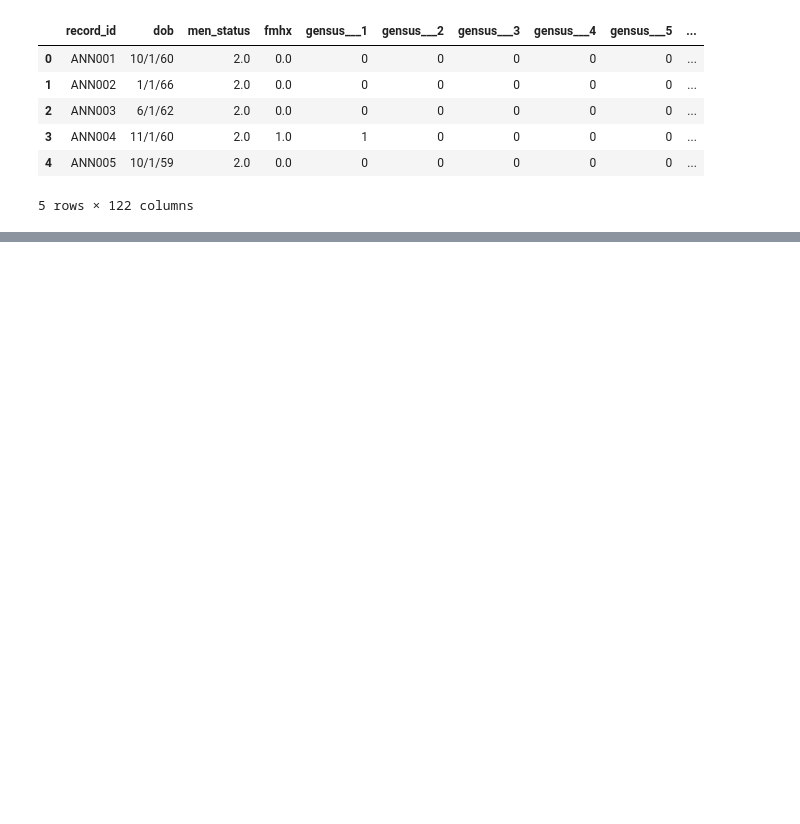
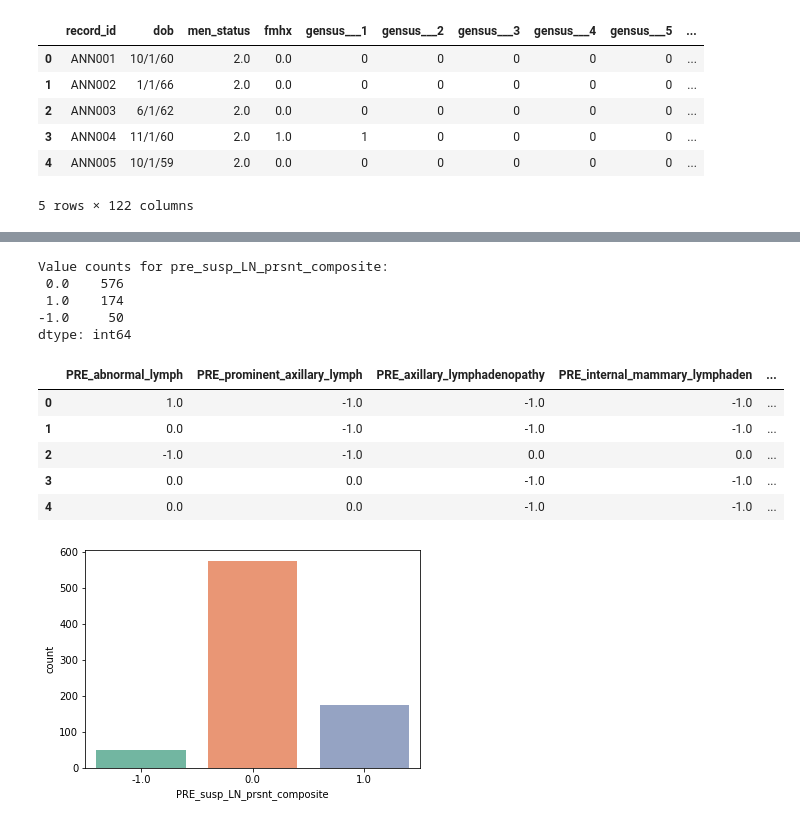
Before and after one commit to chen-yifu/Radiotherapy-Prediction, a Jupyter notebook: notebooks/RTx Data Exploration.ipynb, the cells around one changed output, grey strips where cells are left out. Cells and saved outputs as stored; diff of their text form; code cells hidden in the pictures; blank space fills up the shorter version.

```diff
--- a/notebooks/RTx Data Exploration.ipynb
+++ b/notebooks/RTx Data Exploration.ipynb
@@ -95,3 +231,32 @@ dictionary.head(10)
+# %%
+### Construct composite columns and insert to dataframe ###
+
+# Construct composite features for PRE Lymph Node Abnormality Presence
+# Replace 3 (not mentioned) and 2 (No) with 0 (negative) for the pre_susp_LN_prsnt_composite columns
+for col in susp_LN_present_composite_cols:
+    df[col] = df[col].replace(3, 0).replace(2, 0)
+susp_LN_present_composite = df[susp_LN_present_composite_cols].max(axis=1, numeric_only=True)
+# Add the composite feature to the dataframe, insert at the first position of source cols
+idx = df.columns.get_loc(susp_LN_present_composite_cols[0])
+# Insert if it doesn't exist
+if "PRE_susp_LN_prsnt_composite" not in df.columns:
+    df.insert(idx, "PRE_susp_LN_prsnt_composite", susp_LN_present_composite)
+
+# Construct composite features for PRE Lymph Node Abnormality Size
+susp_LN_max_size_composite = df[susp_LN_max_size_composite_cols].max(axis=1, numeric_only=True)
+# Add the composite feature to the dataframe, insert at the first position of source cols
+idx = df.columns.get_loc(susp_LN_max_size_composite_cols[0])
+# Insert if it doesn't exist
+if "PRE_susp_LN_max_size_composite" not in df.columns:
+    df.insert(idx, "PRE_susp_LN_max_size_composite", susp_LN_max_size_composite)
+
+# Construct composite features for PRE Tumor Size
+pre_tumor_max_size_composite = df[pre_tumor_max_size_composite_cols].max(axis=1, numeric_only=True)
+# Add the composite feature to the dataframe, insert at the first position of source cols
+idx = df.columns.get_loc(pre_tumor_max_size_composite_cols[0])
+# Insert if it doesn't exist
+if "PRE_tumor_max_size_composite" not in df.columns:
+    df.insert(idx, "PRE_tumor_max_size_composite", pre_tumor_max_size_composite)
 # %%
 # A Helper function to save the plot to a file
 def save_plot(plot_name):
@@ -137 +276,25 @@ dtype: int64
+# %%
+
+section, dtype, label, options, options_str = read_col_attributes("PRE_susp_LN_prsnt_composite")
+# Check results
+print("Value counts for pre_susp_LN_prsnt_composite:")
+print(susp_LN_present_composite.value_counts())
+# Make the x-tick label correspond to option label
+x_tick_labels = [f"{k} ({v})" for k, v in options.items()]
+# Plot the distribution of the pre_susp_LN_prsnt_composite
+sns.countplot(x="PRE_susp_LN_prsnt_composite", data=df, palette="Set2")
+pd.concat([df[susp_LN_present_composite_cols], susp_LN_present_composite], axis=1).head()
+# %% [output]
+Value counts for pre_susp_LN_prsnt_composite:
+ 0.0    576
+ 1.0    174
+-1.0     50
+dtype: int64
+|  | PRE_abnormal_lymph | PRE_prominent_axillary_lymph | PRE_axillary_lymphadenopathy | PRE_internal_mammary_lymphaden | ... |
+| 0 | 1.0 | -1.0 | -1.0 | -1.0 | ... |
+| 1 | 0.0 | -1.0 | -1.0 | -1.0 | ... |
+| 2 | -1.0 | -1.0 | 0.0 | 0.0 | ... |
+| 3 | 0.0 | 0.0 | -1.0 | -1.0 | ... |
+| 4 | 0.0 | 0.0 | -1.0 | -1.0 | ... |
+[figure, added]
 # %%
```
Also changed, not shown: parts of 14 cells of this notebook, 3 other files.
